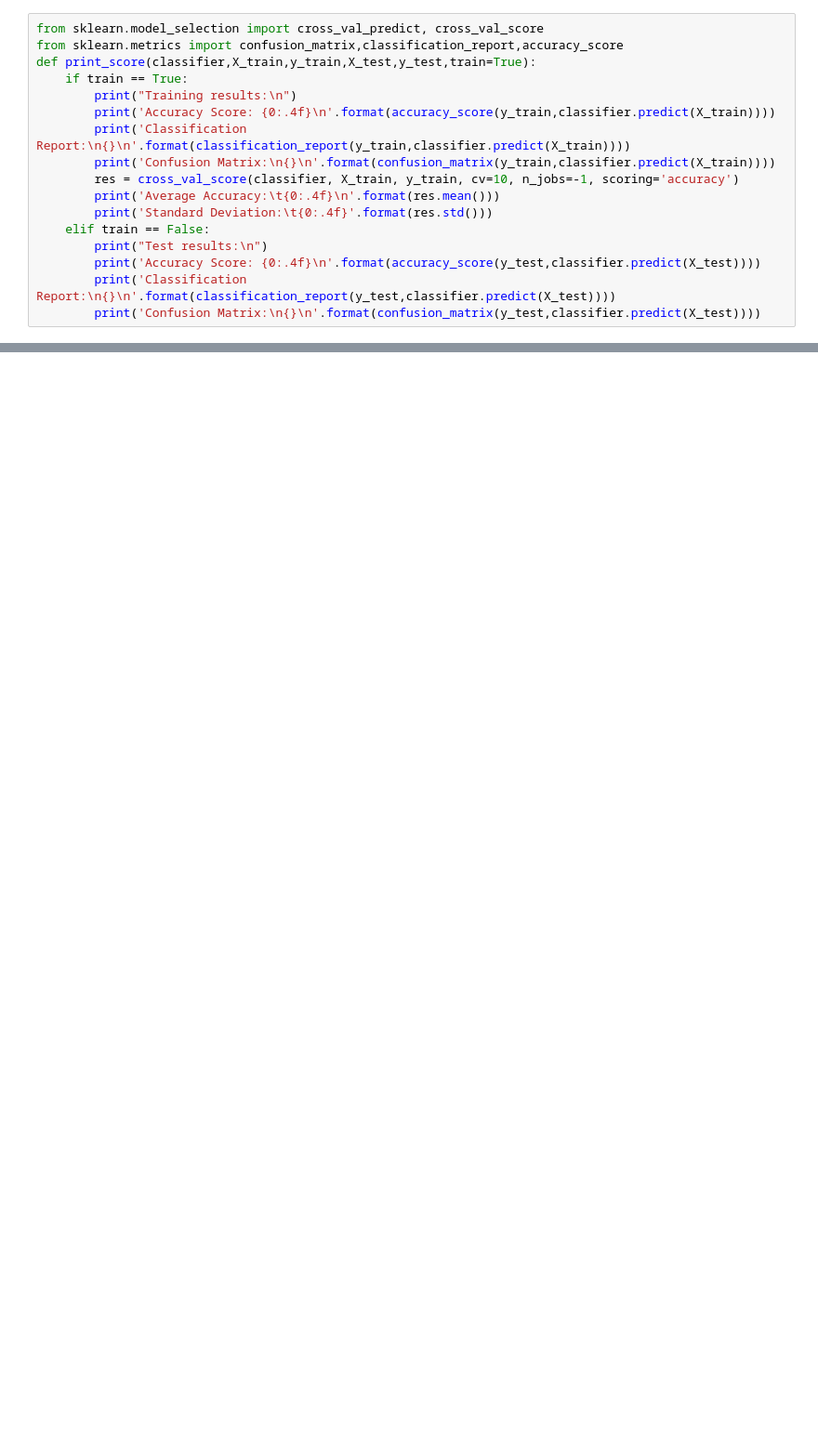
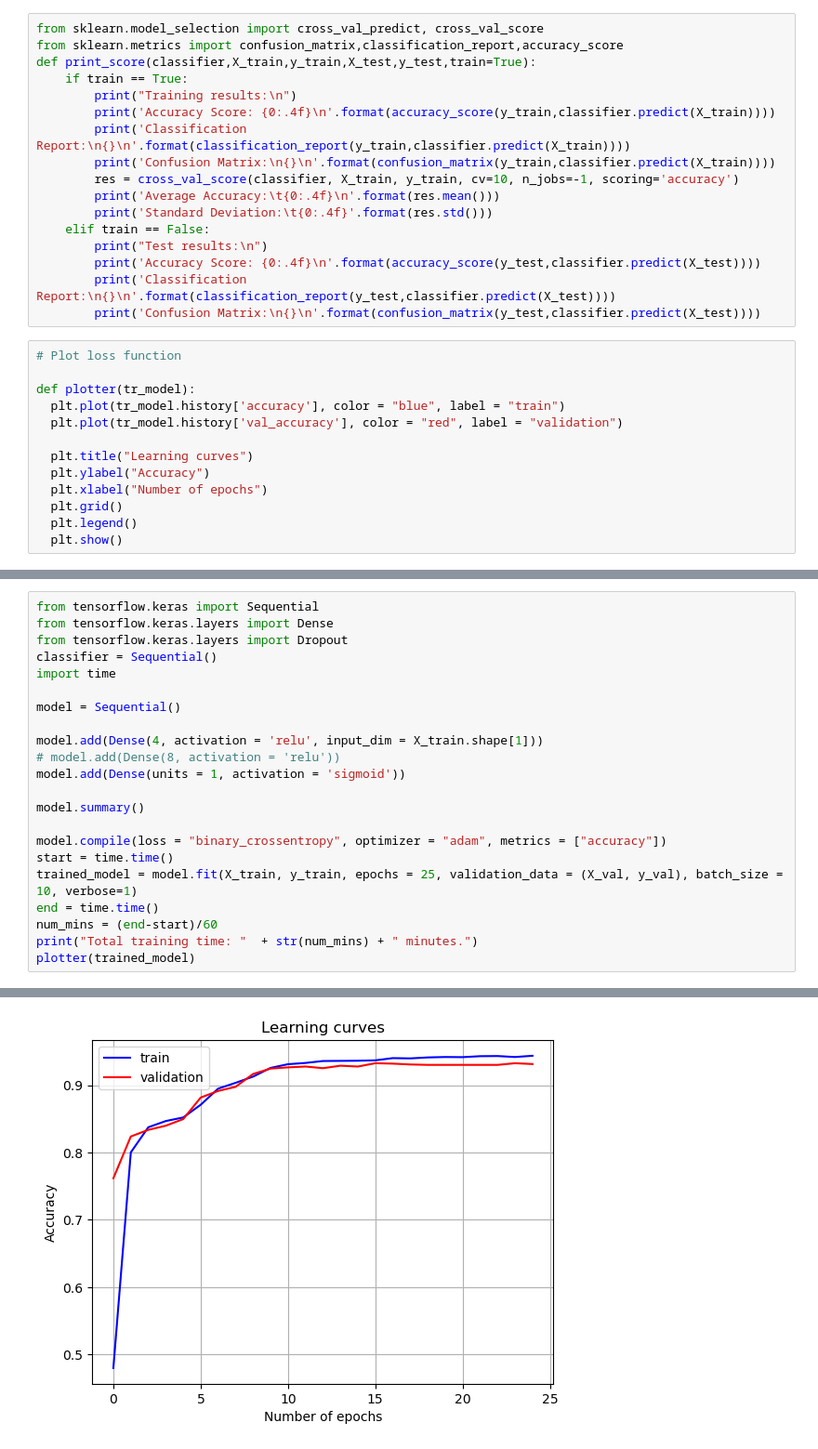
Before and after one commit to sruthik11/Mushroom-Classification_Data-Mining-Final-Project_CSCI-5502, a Jupyter notebook: code/Mushroom_Classification.ipynb, the cells around one changed output, grey strips where cells are left out. Shown at 93% size. Saved outputs shown, nothing was run; the diff lists cells and outputs as text; blank space fills up the shorter version.

```diff
--- a/code/Mushroom_Classification.ipynb
+++ b/code/Mushroom_Classification.ipynb
@@ -828,3 +789,16 @@ def print_score(classifier,X_train,y_train,X_test,y_test,train=True):
         print('Accuracy Score: {0:.4f}\n'.format(accuracy_score(y_test,classifier.predict(X_test))))
         print('Classification Report:\n{}\n'.format(classification_report(y_test,classifier.predict(X_test))))
         print('Confusion Matrix:\n{}\n'.format(confusion_matrix(y_test,classifier.predict(X_test))))
+# %%
+# Plot loss function
+
+def plotter(tr_model):
+  plt.plot(tr_model.history['accuracy'], color = "blue", label = "train")
+  plt.plot(tr_model.history['val_accuracy'], color = "red", label = "validation")
+
+  plt.title("Learning curves")
+  plt.ylabel("Accuracy")
+  plt.xlabel("Number of epochs")
+  plt.grid()
+  plt.legend()
+  plt.show()
@@ -878,0 +865,23 @@ Confusion Matrix:
+# %%
+from tensorflow.keras import Sequential
+from tensorflow.keras.layers import Dense
+from tensorflow.keras.layers import Dropout
+classifier = Sequential()
+import time
+
+model = Sequential()
+
+model.add(Dense(4, activation = 'relu', input_dim = X_train.shape[1]))
+# model.add(Dense(8, activation = 'relu'))
+model.add(Dense(units = 1, activation = 'sigmoid'))
+
+model.summary()
+
+model.compile(loss = "binary_crossentropy", optimizer = "adam", metrics = ["accuracy"])
+start = time.time()
+trained_model = model.fit(X_train, y_train, epochs = 25, validation_data = (X_val, y_val), batch_size = 10, verbose=1)
+end = time.time()
+num_mins = (end-start)/60
+print("Total training time: "  + str(num_mins) + " minutes.")
+plotter(trained_model)
+# %% [output]
@@ -878,0 +923 @@ Confusion Matrix:
+[figure, added]
```
Also changed, not shown: parts of 40 cells of this notebook.
